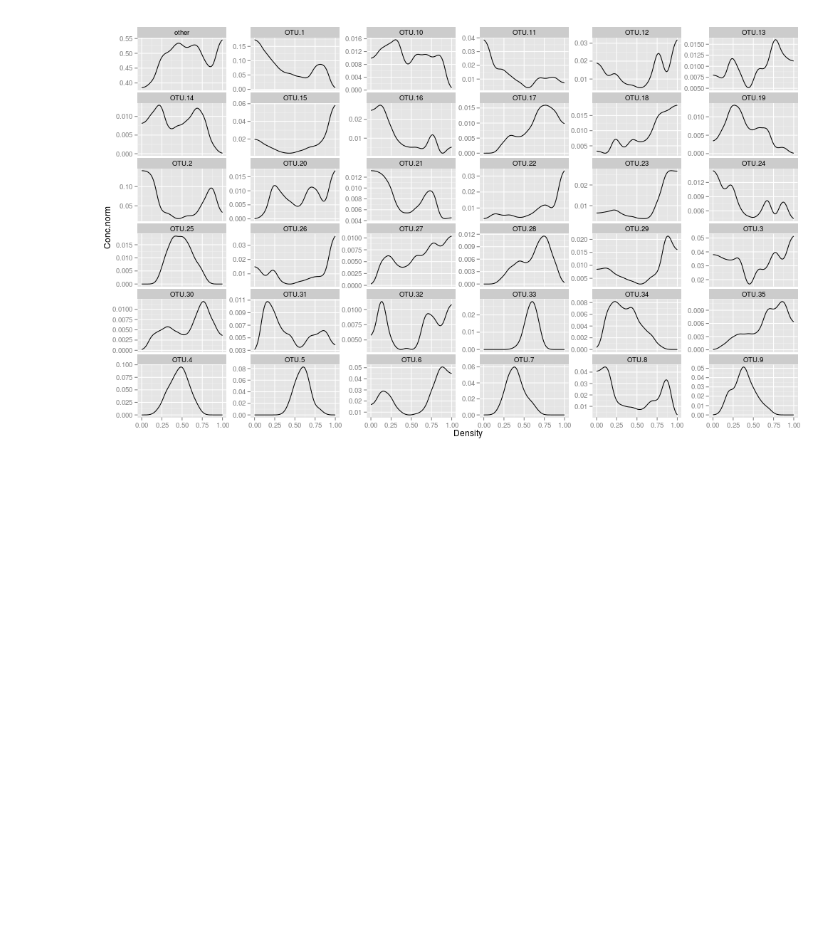
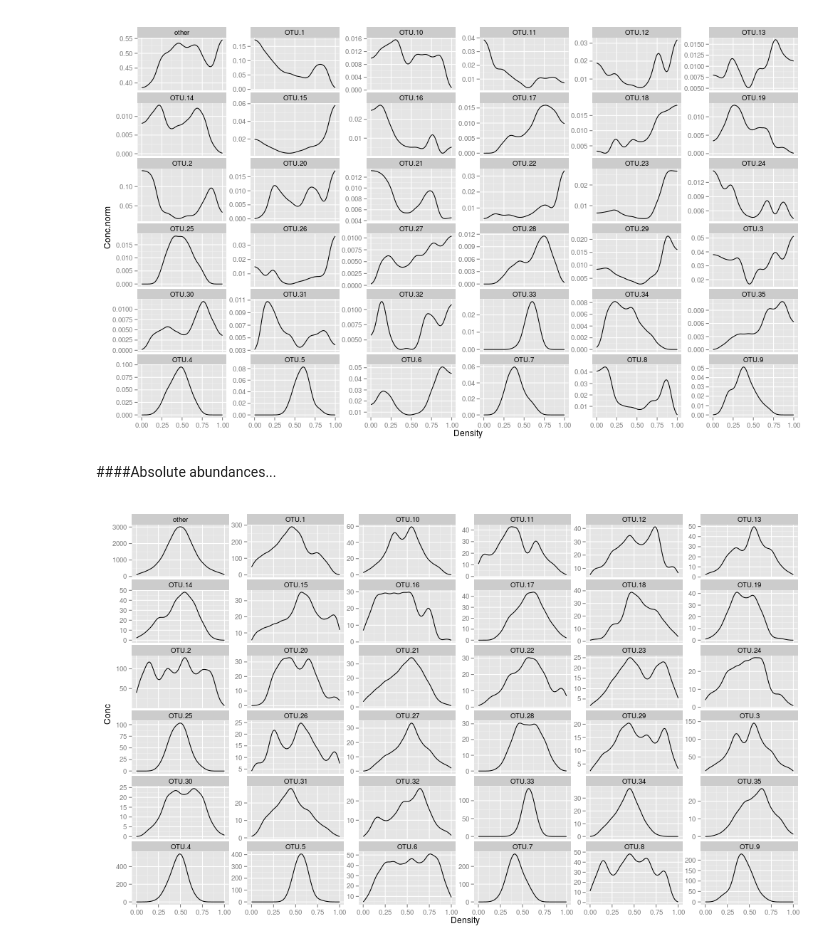
Before and after one commit to chuckpr/concentration_profile_example, a Jupyter notebook: example_1000_OTUs.ipynb, the cells around one changed output. Drawn from its saved outputs; the diff is of its cells as text; code cells hidden in the pictures; blank space fills up the shorter version.

Commit message:
abs abundances

```diff
--- a/example_1000_OTUs.ipynb
+++ b/example_1000_OTUs.ipynb
@@ -161,3 +163,26 @@ p = p + geom_line()
 p
 # %% [output]
 [figure]
+# %% [markdown]
+####Absolute abundances...
+# %%
+%%R -w 1000 -h 600
+other = 35
+OTU.conc.df$to.plot = with(OTU.conc.df, ifelse(Rank <= other, OTU, "other"))
+OTU.conc.df
+
+d = OTU.conc.df %>%
+    group_by(Density) %>%
+    mutate(Total = sum(Conc)) %>%
+    group_by(Density, to.plot) %>%
+    summarize(Conc = sum(Conc))
+
+p = ggplot(d, aes(x = Density, y = Conc))
+
+p = p + facet_wrap(~to.plot, scales = "free_y", ncol = 6)
+
+p = p + geom_line()
+
+p
+# %% [output]
+[figure, added]
```
Also changed, not shown: parts of 1 cell of this notebook.
